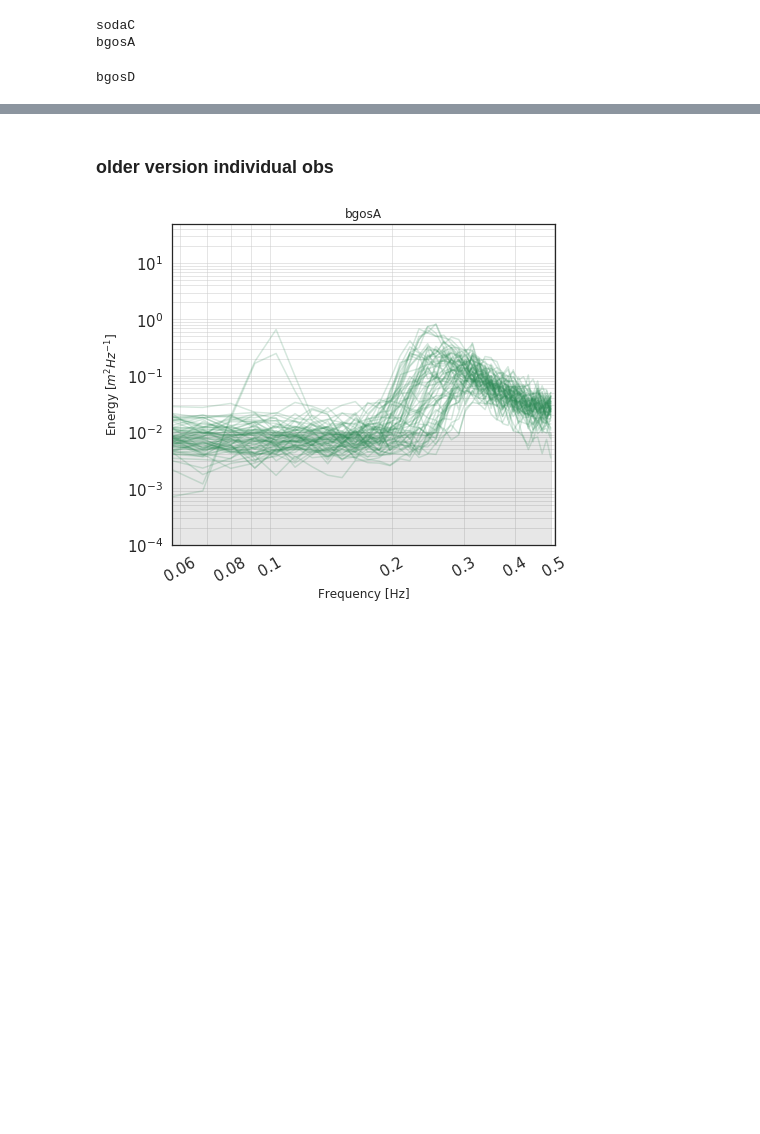
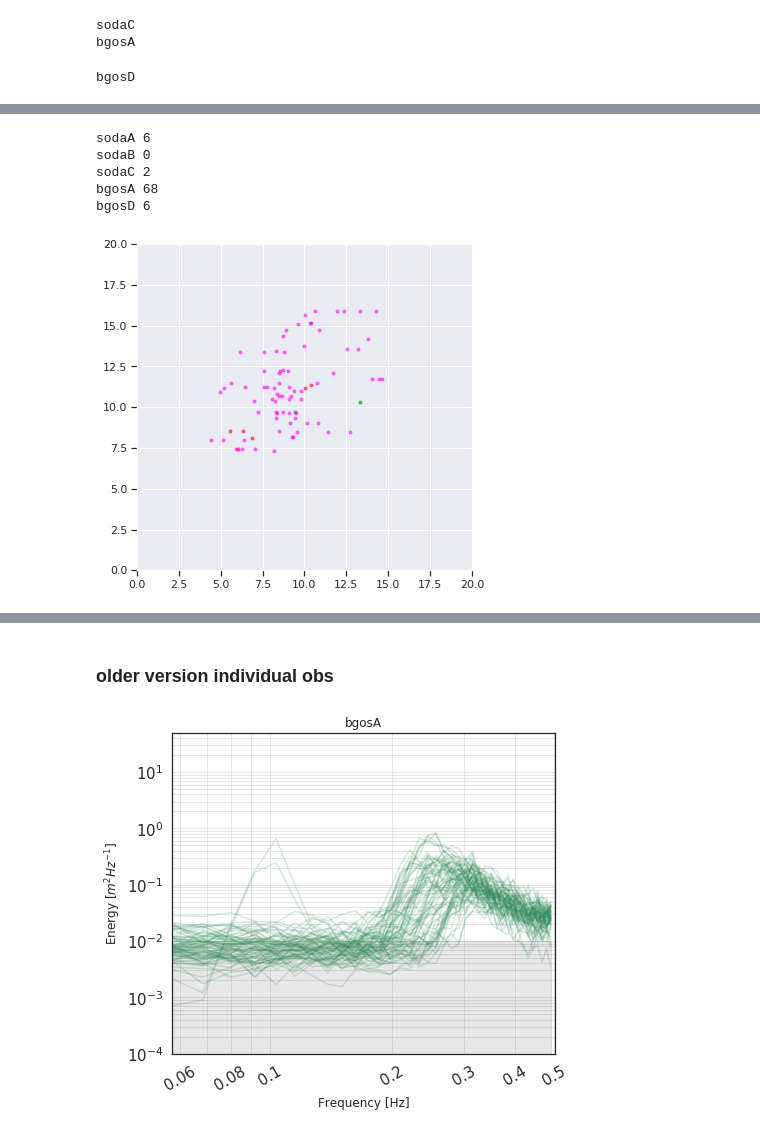
Before and after one commit to vtcooper/waveice, a Jupyter notebook: observations_paper/obs_paper_preprocess.ipynb, the cells around one changed output, grey strips where cells are left out. Drawn from its saved outputs; the diff is of its cells as text; code cells hidden in the pictures; blank space fills up the shorter version.

```diff
--- a/observations_paper/obs_paper_preprocess.ipynb
+++ b/observations_paper/obs_paper_preprocess.ipynb
@@ -828,3 +857,30 @@ with sns.axes_style('white'):
+# %%
+clist = ['r','b','g','magenta','magenta']
+i=0
+
+Nlim = 10
+
+plt.figure(figsize=(6,6))
+
+for key,tempds in spec_d.items():
+    plt.plot(tempds.u10est.where(tempds.N >= Nlim),
+             tempds.jra.where(tempds.N >= Nlim),
+             ls='',marker='.',alpha=0.5,c=clist[i])
+    nptemp = tempds.u10est.where(tempds.N >= Nlim).values
+    nptemp = nptemp[~np.isnan(nptemp)]
+    print(key,len(nptemp))
+    i+=1
+
+plt.ylim(0,20)
+plt.xlim(0,20)
+plt.show()
+# %% [output]
+sodaA 6
+sodaB 0
+sodaC 2
+bgosA 68
+bgosD 6
+[figure, added]
 # %%
 clist = ['r','b','g','magenta','magenta']
 i=0
```
Also changed, not shown: parts of 19 cells of this notebook.
